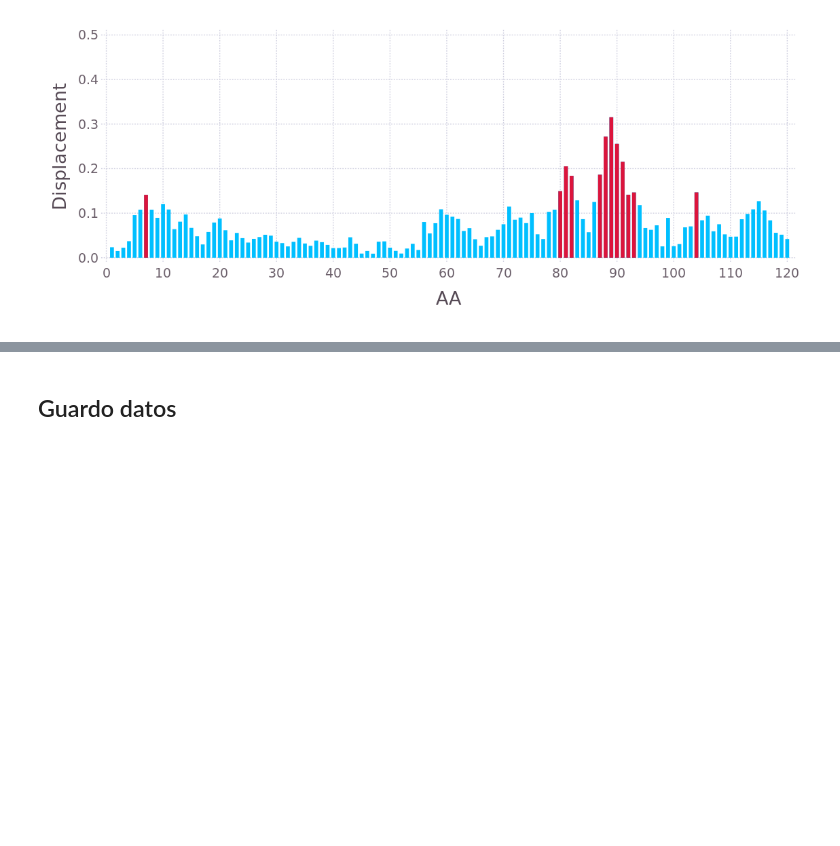
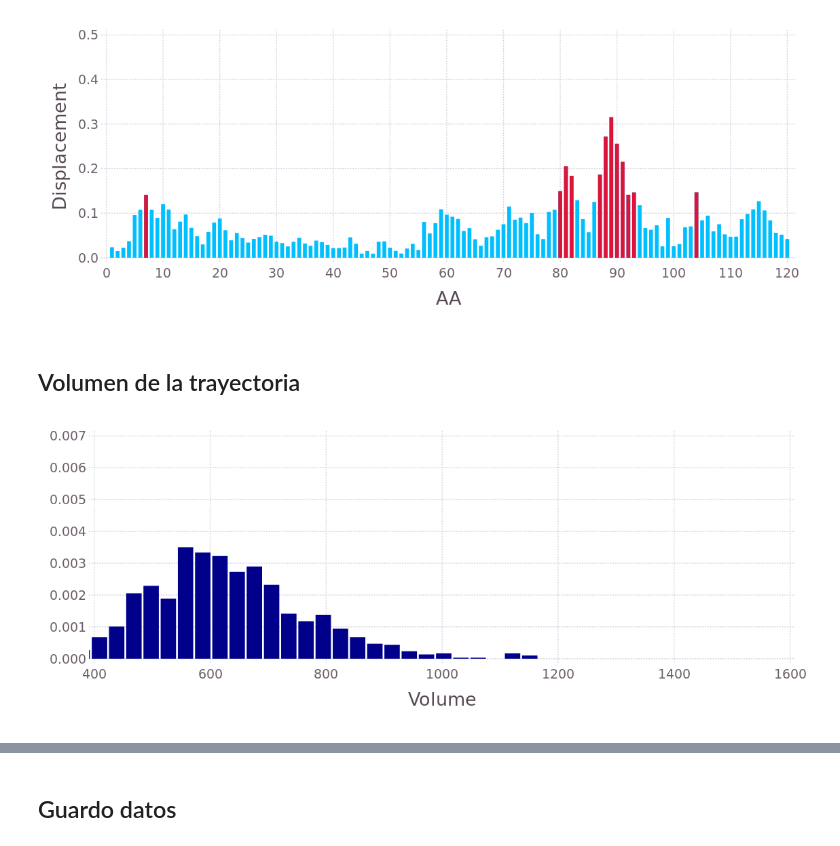
Before and after one commit to pgbarletta/reold_lbp, a Jupyter notebook: src/vgv_1ael.ipynb, the cells around one changed output, grey strips where cells are left out. Drawn from its saved outputs; the diff is of its cells as text; code cells hidden in the pictures; blank space fills up the shorter version.

Commit message:
Read Volume along trajectory

```diff
--- a/src/vgv_1ael.ipynb
+++ b/src/vgv_1ael.ipynb
@@ -406,3 +406,26 @@ pdf_cart_gdte = plot(layer_temp_2, layer_temp_1,
         key_label_font_size = 15pt))
 # %% [output]
 [figure]
+# %% [markdown]
+## Volumen de la trayectoria
+# %%
+trj_vol = readdlm(joinpath(home, pdb, "cavidad", string("vol_trj_", pdb)))[:, 2];
+df_trj_vol = DataFrame(Volume = trj_vol, Time = collect(1:length(trj_vol)));
+
+bin_vol = collect(400:50:1600)
+wgh_vol = fill(1.0, length(trj_vol))
+
+# Histograma ponderado
+Whis_vol_1ael, Wbins_vol_1ael = WeightedHist(trj_vol, bin_vol, wgh_vol, true);
+df_Whis_vol_1ael = DataFrame(Probability = Whis_vol_1ael, Volume = Wbins_vol_1ael);
+# %%
+pdf_trj_vol = plot(df_trj_vol, x = "Volume", Geom.histogram(bincount = 30, density = true),
+    #Guide.title("Cut"),
+    Coord.cartesian(xmin = 400, xmax = 1600, ymax = 0.007),
+    #Guide.xlabel("Frecuency (cm<sup>-1</sup>)"), Guide.xticks(ticks=collect(0:50:775)),
+    #Guide.ylabel("δV * Probability", orientation=:vertical),
+
+    Theme(bar_spacing=2pt, grid_line_width=1pt, Theme(default_color=colorant"DarkBlue"),
+        minor_label_font_size = 14pt, major_label_font_size = 20pt, key_title_font_size = 20pt))
+# %% [output]
+[figure, added]
```
Also changed, not shown: parts of 2 cells of this notebook, 5 other files.
